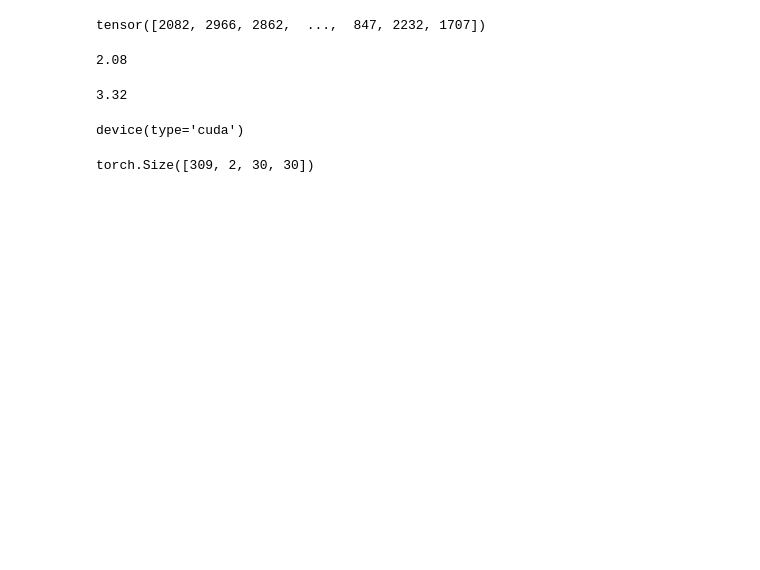
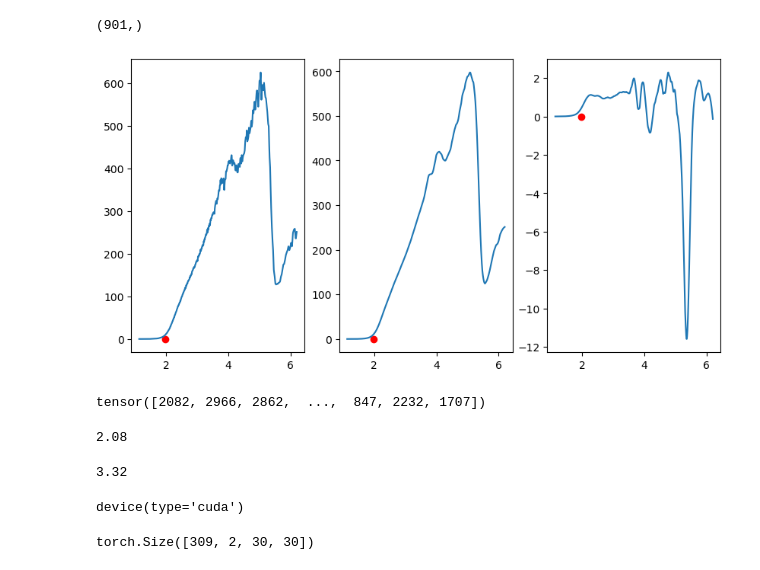
Before and after one commit to WilhelmBuitrago/BandGap-Prediction, a Jupyter notebook: code/CNN_Regretion.ipynb, the cells around one changed output. Cells and saved outputs as stored; diff of their text form; code cells hidden in the pictures; blank space fills up the shorter version.

```diff
--- a/code/CNN_Regretion.ipynb
+++ b/code/CNN_Regretion.ipynb
@@ -23,3 +43,37 @@ for i in range(data.shape[0]):
+# %%
+from scipy.signal import savgol_filter
+from pykalman import KalmanFilter
+temp2 = savgol_filter(data[0,:,1], window_length=5, polyorder=1)
+temp2.shape
+# %% [output]
+(901,)
+# %%
+
+
+ID = 231
+fig, axs = plt.subplots(1,3, figsize=(10,5))
+axs[0].plot(x, data[ID,:,0] )
+axs[0].scatter(target[ID],0, color='red')
+
+temp2 = savgol_filter(data[ID,:,0], window_length=50, polyorder=2)
+
+axs[1].plot(x, temp2 )
+axs[1].scatter(target[ID],0, color='red')
+
+axs[2].plot(x, savgol_filter(np.gradient(temp2), window_length=50, polyorder=2))
+axs[2].scatter(target[ID],0, color='red')
+"""
+temp12 = np.convolve(data[ID,:,0], np.ones(5)/5, mode='same')
+temp21 =  np.convolve(temp12, np.ones(5)/5, mode='same')
+axs[2].plot(x, temp21)
+axs[2].scatter(target[ID],0, color='red')
+
+axs[3].plot(x,np.gradient(temp21))
+axs[3].scatter(target[ID],0, color='red')
+"""
+plt.show()
+# %% [output]
+[figure, added]
 # %%
 torch.manual_seed(42)
 shuffle_idx = torch.randperm(3090, dtype = torch.long)
```
Also changed, not shown: parts of 9 cells of this notebook.
